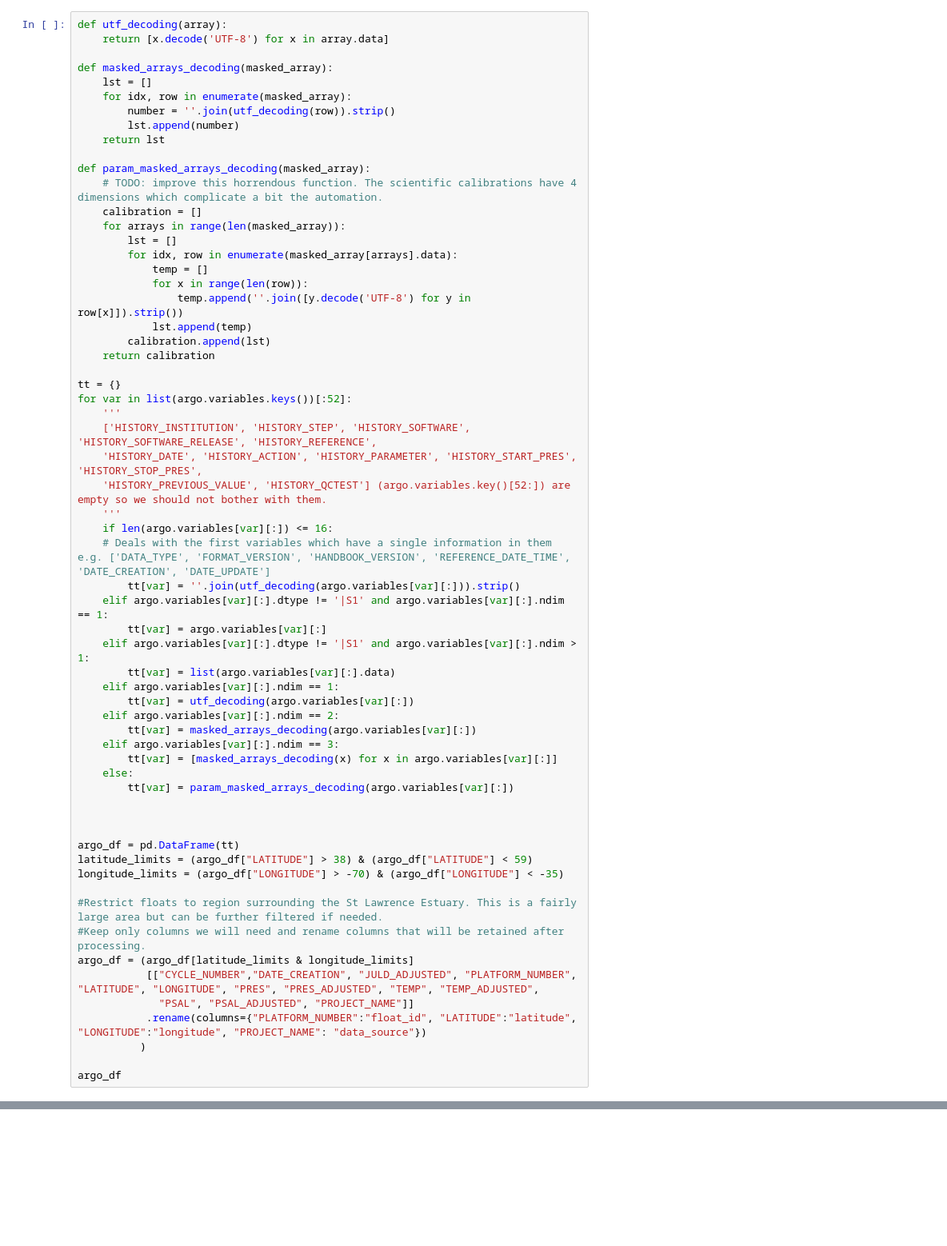
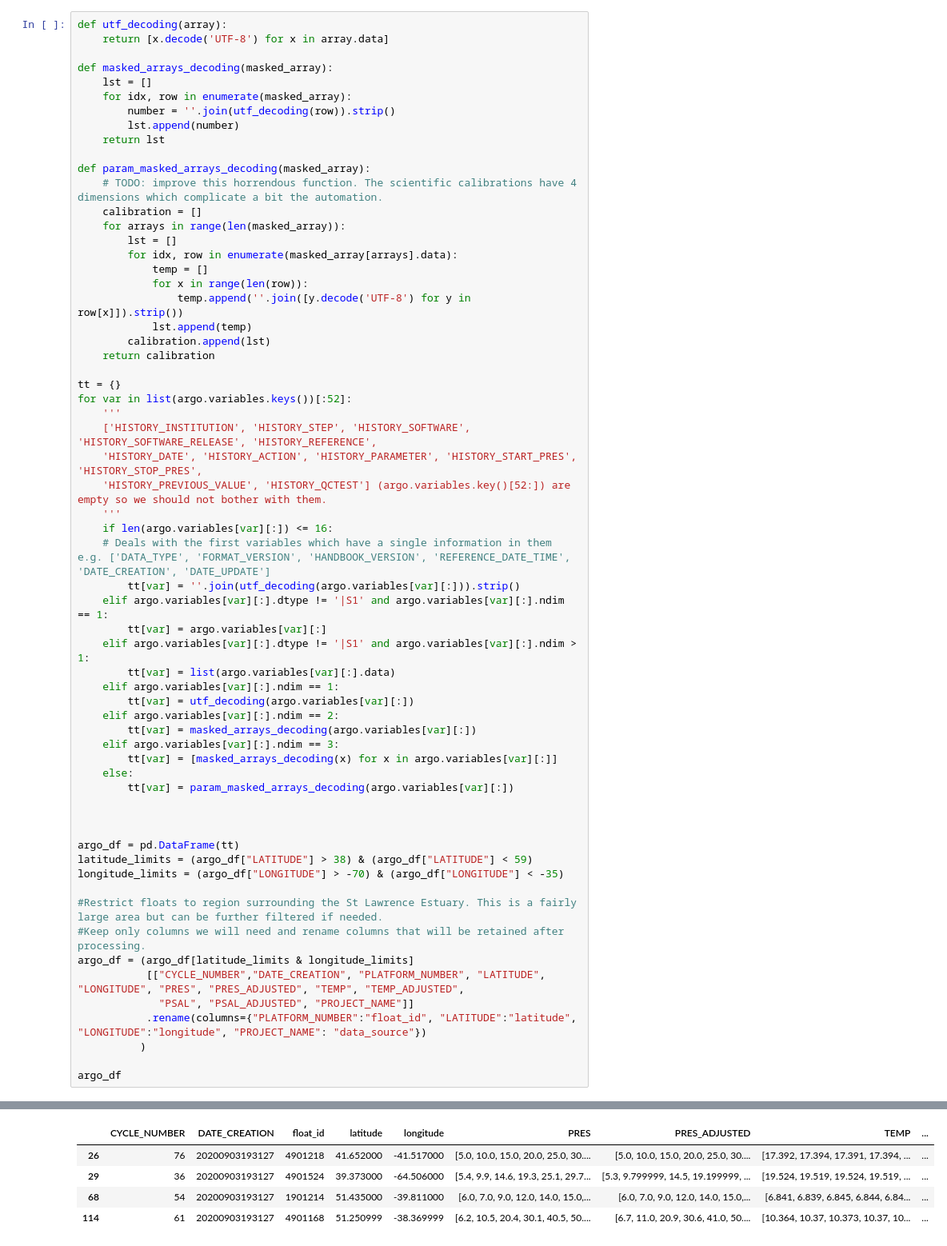
Before and after one commit to minsun-ss/argo_ocean_data_analysis, a Jupyter notebook: notebooks/argo_atlantic_data_analysis.ipynb, the cells around one changed output, grey strips where cells are left out. Shown at 80% size. Saved outputs shown, nothing was run; the diff lists cells and outputs as text; blank space fills up the shorter version.

```diff
--- a/notebooks/argo_atlantic_data_analysis.ipynb
+++ b/notebooks/argo_atlantic_data_analysis.ipynb
@@ -129,7 +138,7 @@ longitude_limits = (argo_df["LONGITUDE"] > -70) & (argo_df["LONGITUDE"] < -35)
 #Restrict floats to region surrounding the St Lawrence Estuary. This is a fairly large area but can be further filtered if needed.
 #Keep only columns we will need and rename columns that will be retained after processing.
 argo_df = (argo_df[latitude_limits & longitude_limits]
-           [["CYCLE_NUMBER","DATE_CREATION", "JULD_ADJUSTED", "PLATFORM_NUMBER", "LATITUDE", "LONGITUDE", "PRES", "PRES_ADJUSTED", "TEMP", "TEMP_ADJUSTED",
+           [["CYCLE_NUMBER","DATE_CREATION", "PLATFORM_NUMBER", "LATITUDE", "LONGITUDE", "PRES", "PRES_ADJUSTED", "TEMP", "TEMP_ADJUSTED",
              "PSAL", "PSAL_ADJUSTED", "PROJECT_NAME"]]
            .rename(columns={"PLATFORM_NUMBER":"float_id", "LATITUDE":"latitude", "LONGITUDE":"longitude", "PROJECT_NAME": "data_source"})
           )
@@ -140,3 +148,8 @@ KeyError: "['JULD_ADJUSTED'] not in index"
+|  | CYCLE_NUMBER | DATE_CREATION | float_id | latitude | longitude | PRES | PRES_ADJUSTED | TEMP | ... |
+| 26 | 76 | 20200903193127 | 4901218 | 41.652000 | -41.517000 | [5.0, 10.0, 15.0, 20.0, 25.0, 30.... | [5.0, 10.0, 15.0, 20.0, 25.0, 30.... | [17.392, 17.394, 17.391, 17.394, ... | ... |
+| 29 | 36 | 20200903193127 | 4901524 | 39.373000 | -64.506000 | [5.4, 9.9, 14.6, 19.3, 25.1, 29.7... | [5.3, 9.799999, 14.5, 19.199999, ... | [19.524, 19.519, 19.524, 19.519, ... | ... |
+| 68 | 54 | 20200903193127 | 1901214 | 51.435000 | -39.811000 | [6.0, 7.0, 9.0, 12.0, 14.0, 15.0,... | [6.0, 7.0, 9.0, 12.0, 14.0, 15.0,... | [6.841, 6.839, 6.845, 6.844, 6.84... | ... |
+| 114 | 61 | 20200903193127 | 4901168 | 51.250999 | -38.369999 | [6.2, 10.5, 20.4, 30.1, 40.5, 50.... | [6.7, 11.0, 20.9, 30.6, 41.0, 50.... | [10.364, 10.37, 10.373, 10.37, 10... | ... |
 # %%
 def unnesting(df, columns):
     '''Unnest the parameter data for Pressure, Salinity and Temperature. Pressure will be used to calculate depth.'''
```
Also changed, not shown: parts of 5 cells of this notebook, 3 other files.
